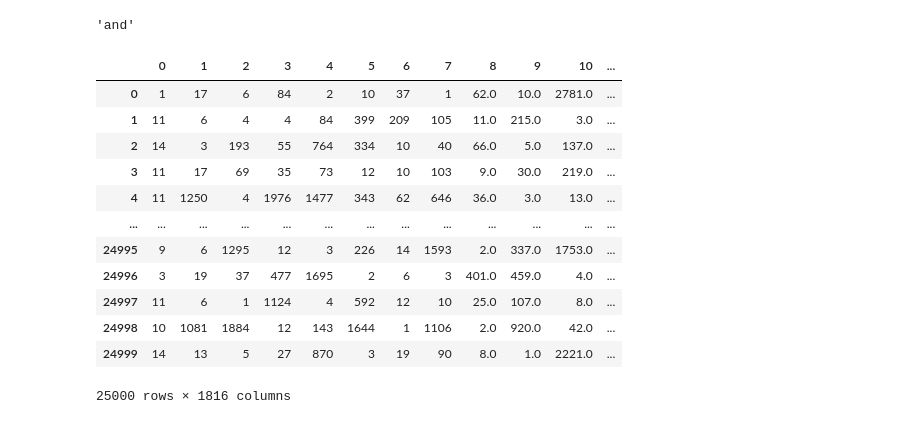
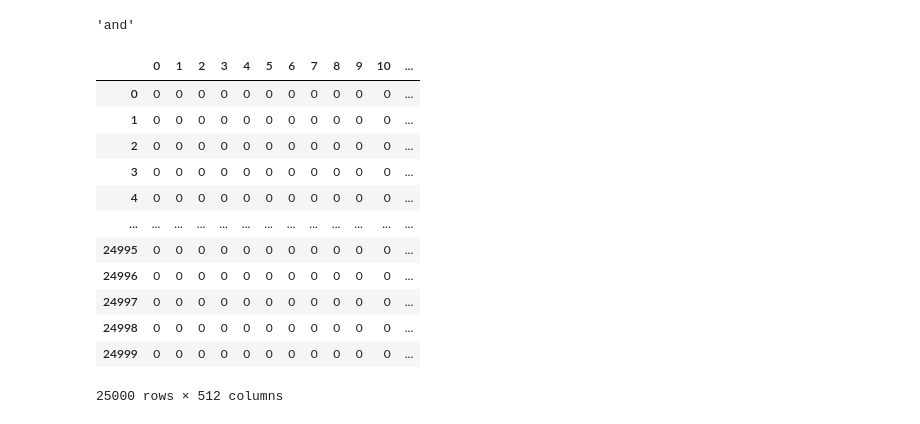
Before and after one commit to crazy85128x/ML0930, a Jupyter notebook: nlp_sentiment.ipynb, the cells around one changed output. Drawn from its saved outputs; the diff is of its cells as text; code cells hidden in the pictures.

```diff
--- a/nlp_sentiment.ipynb
+++ b/nlp_sentiment.ipynb
@@ -58,26 +58,31 @@ tok = Tokenizer(num_words=3000)
 # fit_on_texts: fit_transform 的 fit
 tok.fit_on_texts(train_df["contents"])
 # seq: 把所有單字換成數字的序列
-train_df_seq = tok.texts_to_sequences(train_df["contents"])
-test_df_seq = tok.texts_to_sequences(test_df["contents"])
+x_train_seq = tok.texts_to_sequences(train_df["contents"])
+x_test_seq = tok.texts_to_sequences(test_df["contents"])
 # %%
 # tok.word_index
 tok.index_word[2]
 # %% [output]
 'and'
-# %%
-pd.DataFrame(train_df_seq)
-# %% [output]
-|  | 0 | 1 | 2 | 3 | 4 | 5 | 6 | 7 | 8 | 9 | 10 | ... |
-| 0 | 1 | 17 | 6 | 84 | 2 | 10 | 37 | 1 | 62.0 | 10.0 | 2781.0 | ... |
-| 1 | 11 | 6 | 4 | 4 | 84 | 399 | 209 | 105 | 11.0 | 215.0 | 3.0 | ... |
-| 2 | 14 | 3 | 193 | 55 | 764 | 334 | 10 | 40 | 66.0 | 5.0 | 137.0 | ... |
-| 3 | 11 | 17 | 69 | 35 | 73 | 12 | 10 | 103 | 9.0 | 30.0 | 219.0 | ... |
-| 4 | 11 | 1250 | 4 | 1976 | 1477 | 343 | 62 | 646 | 36.0 | 3.0 | 13.0 | ... |
-| ... | ... | ... | ... | ... | ... | ... | ... | ... | ... | ... | ... | ... |
-| 24995 | 9 | 6 | 1295 | 12 | 3 | 226 | 14 | 1593 | 2.0 | 337.0 | 1753.0 | ... |
-| 24996 | 3 | 19 | 37 | 477 | 1695 | 2 | 6 | 3 | 401.0 | 459.0 | 4.0 | ... |
-| 24997 | 11 | 6 | 1 | 1124 | 4 | 592 | 12 | 10 | 25.0 | 107.0 | 8.0 | ... |
-| 24998 | 10 | 1081 | 1884 | 12 | 143 | 1644 | 1 | 1106 | 2.0 | 920.0 | 42.0 | ... |
-| 24999 | 14 | 13 | 5 | 27 | 870 | 3 | 19 | 90 | 8.0 | 1.0 | 2221.0 | ... |
-25000 rows × 1816 columns
+# %%
+# pd.DataFrame(train_df_seq)
+# truncating: pre 12345 -> 45 post 12345 -> 12
+from tensorflow.keras.preprocessing.sequence import pad_sequences
+x_train_pad = pad_sequences(x_train_seq, 512)
+x_test_pad = pad_sequences(x_test_seq, 512)
+pd.DataFrame(x_test_pad)
+# %% [output]
+|  | 0 | 1 | 2 | 3 | 4 | 5 | 6 | 7 | 8 | 9 | 10 | ... |
+| 0 | 0 | 0 | 0 | 0 | 0 | 0 | 0 | 0 | 0 | 0 | 0 | ... |
+| 1 | 0 | 0 | 0 | 0 | 0 | 0 | 0 | 0 | 0 | 0 | 0 | ... |
+| 2 | 0 | 0 | 0 | 0 | 0 | 0 | 0 | 0 | 0 | 0 | 0 | ... |
+| 3 | 0 | 0 | 0 | 0 | 0 | 0 | 0 | 0 | 0 | 0 | 0 | ... |
+| 4 | 0 | 0 | 0 | 0 | 0 | 0 | 0 | 0 | 0 | 0 | 0 | ... |
+| ... | ... | ... | ... | ... | ... | ... | ... | ... | ... | ... | ... | ... |
+| 24995 | 0 | 0 | 0 | 0 | 0 | 0 | 0 | 0 | 0 | 0 | 0 | ... |
+| 24996 | 0 | 0 | 0 | 0 | 0 | 0 | 0 | 0 | 0 | 0 | 0 | ... |
+| 24997 | 0 | 0 | 0 | 0 | 0 | 0 | 0 | 0 | 0 | 0 | 0 | ... |
+| 24998 | 0 | 0 | 0 | 0 | 0 | 0 | 0 | 0 | 0 | 0 | 0 | ... |
+| 24999 | 0 | 0 | 0 | 0 | 0 | 0 | 0 | 0 | 0 | 0 | 0 | ... |
+25000 rows × 512 columns
```
Also changed, not shown: parts of 6 cells of this notebook.
